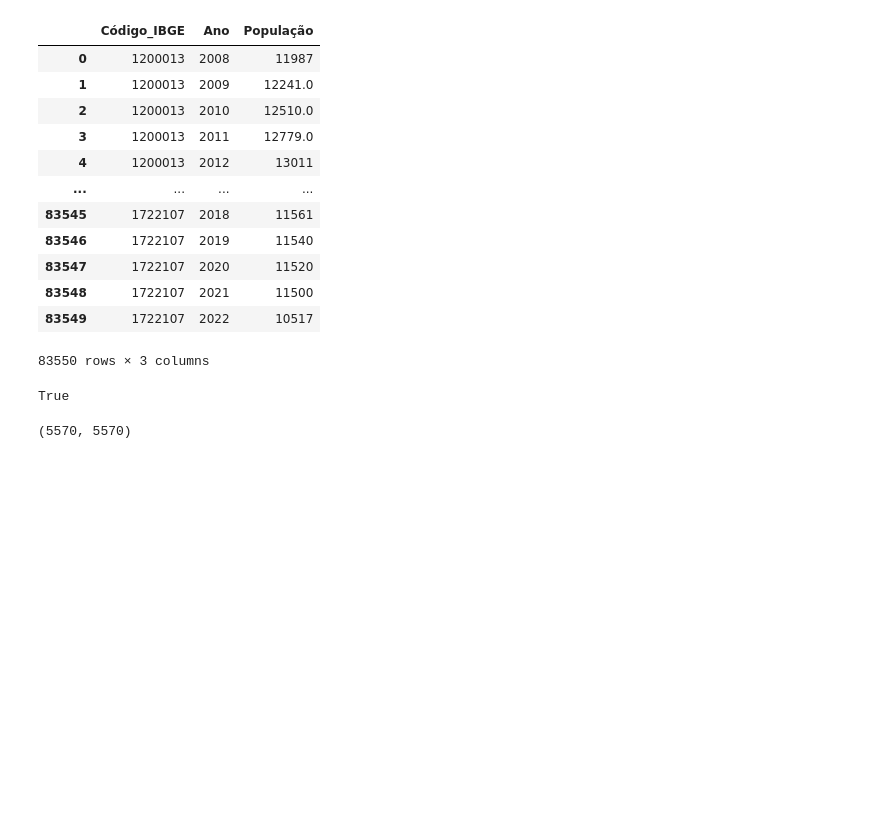
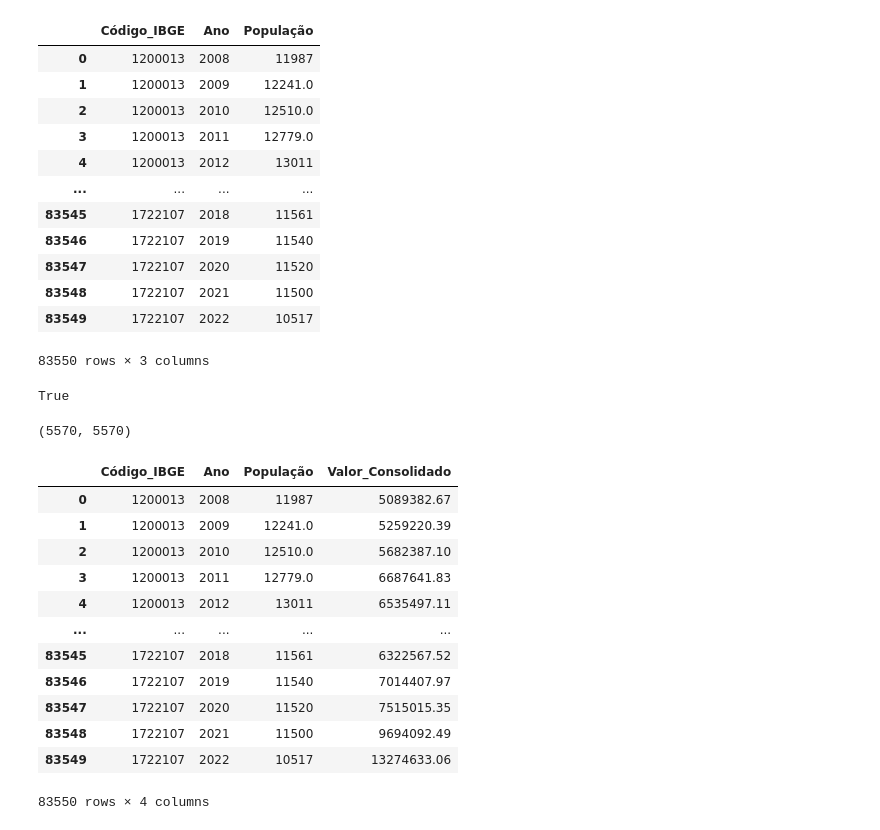
Before and after one commit to anandxrfeu/schooling_resource_predicter_data, a Jupyter notebook: notebooks/Dataset_prep (Anand).ipynb, the cells around one changed output. Drawn from its saved outputs; the diff is of its cells as text; code cells hidden in the pictures; blank space fills up the shorter version.

Commit message:
Analysis to merge population and funding

```diff
--- a/notebooks/Dataset_prep (Anand).ipynb
+++ b/notebooks/Dataset_prep (Anand).ipynb
@@ -153,0 +152,18 @@ school_merged_df = pd.merge(population_df, infrastructure_df, on=['Ano', 'Códig
+# %%
+pop_fund_merged_df = pd.merge(population_df, funding_df, on=['Ano', 'Código_IBGE'], how='outer')
+# %%
+pop_fund_merged_df
+# %% [output]
+|  | Código_IBGE | Ano | População | Valor_Consolidado |
+| 0 | 1200013 | 2008 | 11987 | 5089382.67 |
+| 1 | 1200013 | 2009 | 12241.0 | 5259220.39 |
+| 2 | 1200013 | 2010 | 12510.0 | 5682387.10 |
+| 3 | 1200013 | 2011 | 12779.0 | 6687641.83 |
+| 4 | 1200013 | 2012 | 13011 | 6535497.11 |
+| ... | ... | ... | ... | ... |
+| 83545 | 1722107 | 2018 | 11561 | 6322567.52 |
+| 83546 | 1722107 | 2019 | 11540 | 7014407.97 |
+| 83547 | 1722107 | 2020 | 11520 | 7515015.35 |
+| 83548 | 1722107 | 2021 | 11500 | 9694092.49 |
+| 83549 | 1722107 | 2022 | 10517 | 13274633.06 |
+83550 rows × 4 columns
```
Also changed, not shown: parts of 2 cells of this notebook, 2 other files.
